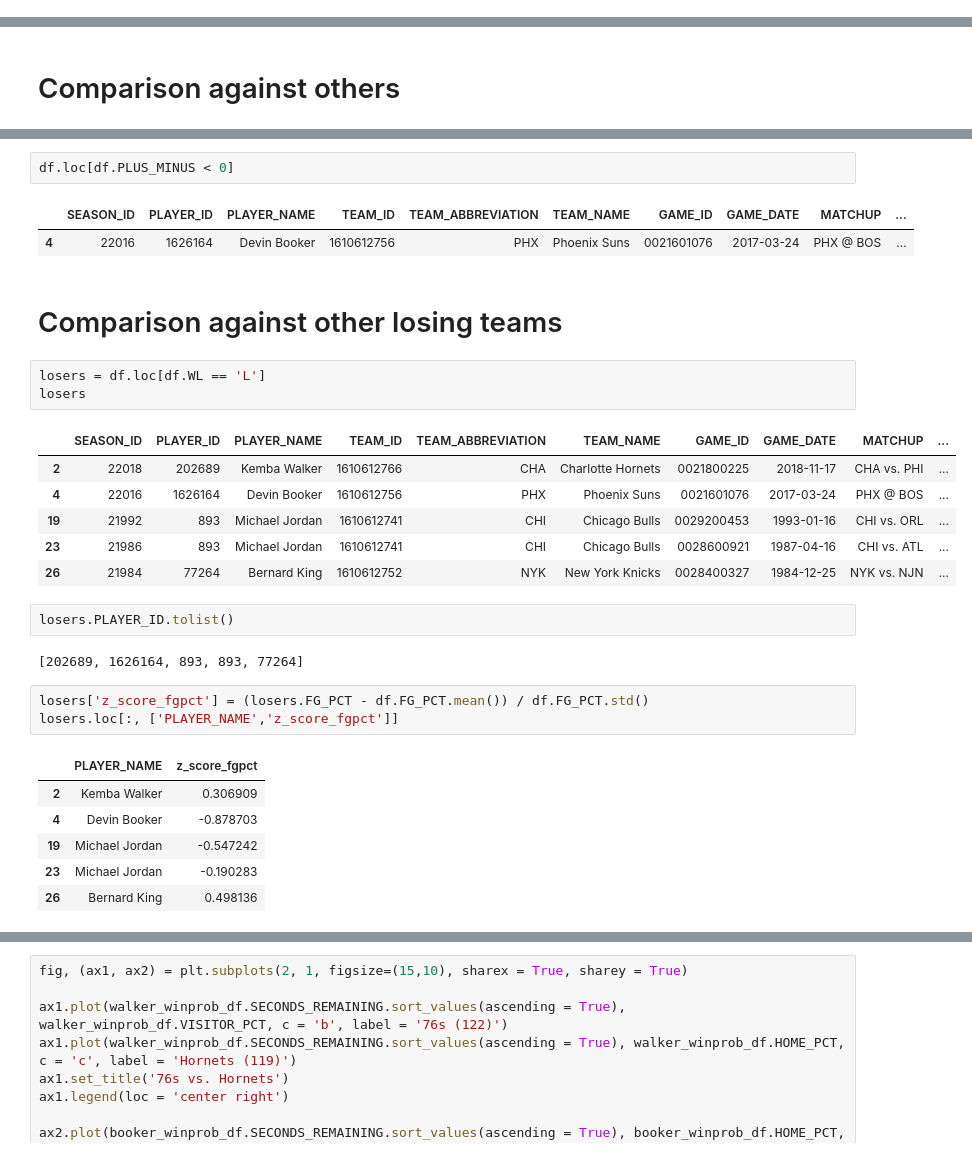
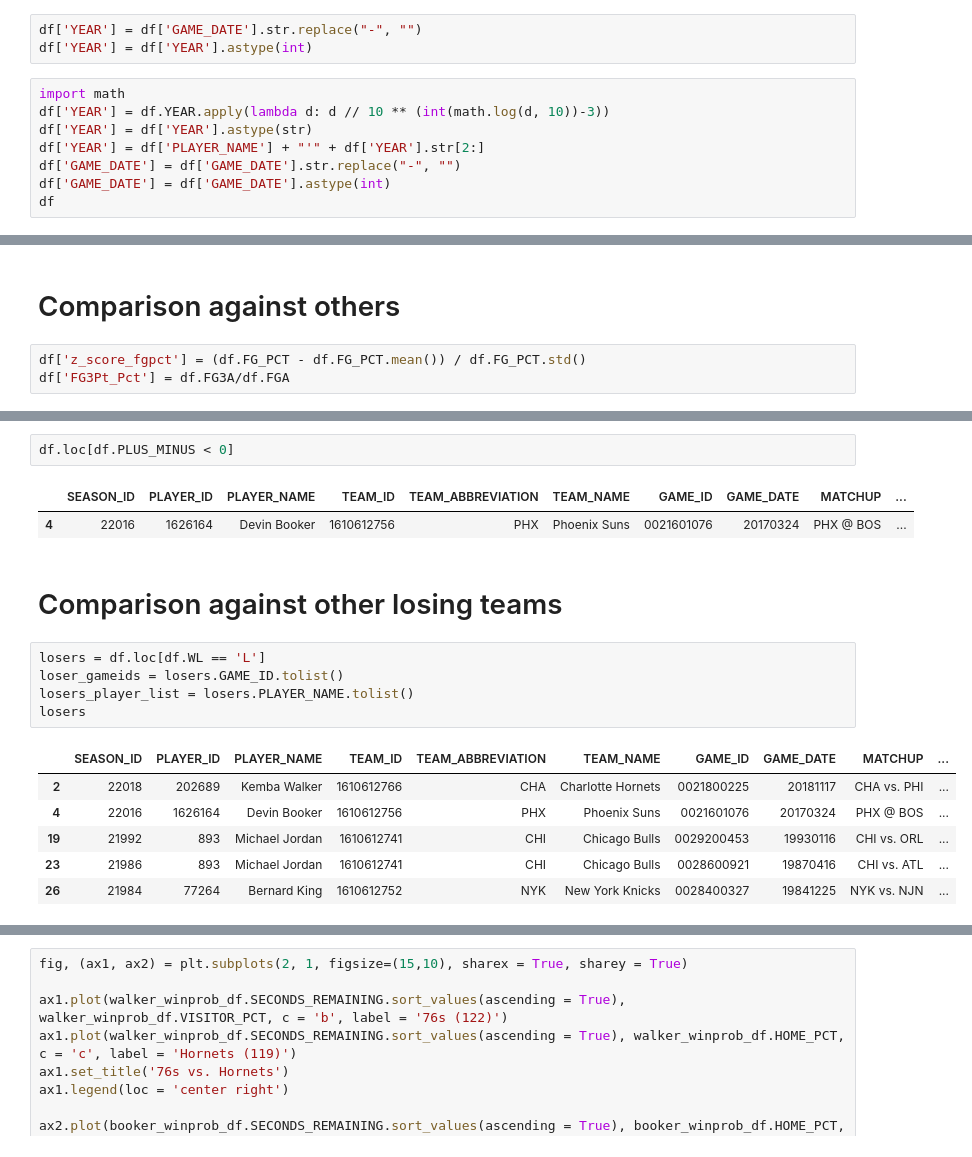
Before and after one commit to moneyball-club/DBook70, a Jupyter notebook: D Book 70.ipynb, the cells around one changed output, grey strips where cells are left out. Cells and saved outputs as stored; diff of their text form.

```diff
--- a/D Book 70.ipynb
+++ b/D Book 70.ipynb
@@ -37,3 +41,14 @@ df
 | 24 | 21986 | 893 | Michael Jordan | 1610612741 | CHI | Chicago Bulls | 0028600668 | 1987-03-04 | CHI @ DET | ... |
 | 25 | 21984 | 1449 | Larry Bird | 1610612738 | BOS | Boston Celtics | 0028400746 | 1985-03-12 | BOS @ ATL | ... |
 | 26 | 21984 | 77264 | Bernard King | 1610612752 | NYK | New York Knicks | 0028400327 | 1984-12-25 | NYK vs. NJN | ... |
+# %%
+df['YEAR'] = df['GAME_DATE'].str.replace("-", "")
+df['YEAR'] = df['YEAR'].astype(int)
+# %%
+import math
+df['YEAR'] = df.YEAR.apply(lambda d: d // 10 ** (int(math.log(d, 10))-3))
+df['YEAR'] = df['YEAR'].astype(str)
+df['YEAR'] = df['PLAYER_NAME'] + "'" + df['YEAR'].str[2:]
+df['GAME_DATE'] = df['GAME_DATE'].str.replace("-", "")
+df['GAME_DATE'] = df['GAME_DATE'].astype(int)
+df
@@ -76,5 +116,8 @@ WinLossRatio
 It isn't too surprising to see Devin Booker is in the minority here. Since the 1983-84 season, there have been 27 games where a player has scored 60+ points. The winning team has won 22 of the 27 games for a win ratio of 4.4:1 and a winning percentage of 81%.
 # %% [markdown]
 # Comparison against others
+# %%
+df['z_score_fgpct'] = (df.FG_PCT - df.FG_PCT.mean()) / df.FG_PCT.std()
+df['FG3Pt_Pct'] = df.FG3A/df.FGA
 # %%
 print(df.FG_PCT.rank(ascending = False, method = 'min')[4])
@@ -130,30 +189,18 @@ df.sort_values(by='FG_PCT').head(5)
 df.loc[df.PLUS_MINUS < 0]
 # %% [output]
 |  | SEASON_ID | PLAYER_ID | PLAYER_NAME | TEAM_ID | TEAM_ABBREVIATION | TEAM_NAME | GAME_ID | GAME_DATE | MATCHUP | ... |
-| 4 | 22016 | 1626164 | Devin Booker | 1610612756 | PHX | Phoenix Suns | 0021601076 | 2017-03-24 | PHX @ BOS | ... |
+| 4 | 22016 | 1626164 | Devin Booker | 1610612756 | PHX | Phoenix Suns | 0021601076 | 20170324 | PHX @ BOS | ... |
 # %% [markdown]
 # Comparison against other losing teams
 # %%
 losers = df.loc[df.WL == 'L']
+loser_gameids = losers.GAME_ID.tolist()
+losers_player_list = losers.PLAYER_NAME.tolist()
 losers
 # %% [output]
 |  | SEASON_ID | PLAYER_ID | PLAYER_NAME | TEAM_ID | TEAM_ABBREVIATION | TEAM_NAME | GAME_ID | GAME_DATE | MATCHUP | ... |
-| 2 | 22018 | 202689 | Kemba Walker | 1610612766 | CHA | Charlotte Hornets | 0021800225 | 2018-11-17 | CHA vs. PHI | ... |
-| 4 | 22016 | 1626164 | Devin Booker | 1610612756 | PHX | Phoenix Suns | 0021601076 | 2017-03-24 | PHX @ BOS | ... |
-| 19 | 21992 | 893 | Michael Jordan | 1610612741 | CHI | Chicago Bulls | 0029200453 | 1993-01-16 | CHI vs. ORL | ... |
-| 23 | 21986 | 893 | Michael Jordan | 1610612741 | CHI | Chicago Bulls | 0028600921 | 1987-04-16 | CHI vs. ATL | ... |
-| 26 | 21984 | 77264 | Bernard King | 1610612752 | NYK | New York Knicks | 0028400327 | 1984-12-25 | NYK vs. NJN | ... |
+| 2 | 22018 | 202689 | Kemba Walker | 1610612766 | CHA | Charlotte Hornets | 0021800225 | 20181117 | CHA vs. PHI | ... |
+| 4 | 22016 | 1626164 | Devin Booker | 1610612756 | PHX | Phoenix Suns | 0021601076 | 20170324 | PHX @ BOS | ... |
+| 19 | 21992 | 893 | Michael Jordan | 1610612741 | CHI | Chicago Bulls | 0029200453 | 19930116 | CHI vs. ORL | ... |
+| 23 | 21986 | 893 | Michael Jordan | 1610612741 | CHI | Chicago Bulls | 0028600921 | 19870416 | CHI vs. ATL | ... |
+| 26 | 21984 | 77264 | Bernard King | 1610612752 | NYK | New York Knicks | 0028400327 | 19841225 | NYK vs. NJN | ... |
-# %%
-losers.PLAYER_ID.tolist()
-# %% [output]
-[202689, 1626164, 893, 893, 77264]
-# %%
-losers['z_score_fgpct'] = (losers.FG_PCT - df.FG_PCT.mean()) / df.FG_PCT.std()
-losers.loc[:, ['PLAYER_NAME','z_score_fgpct']]
-# %% [output]
-|  | PLAYER_NAME | z_score_fgpct |
-| 2 | Kemba Walker | 0.306909 |
-| 4 | Devin Booker | -0.878703 |
-| 19 | Michael Jordan | -0.547242 |
-| 23 | Michael Jordan | -0.190283 |
-| 26 | Bernard King | 0.498136 |
```
Also changed, not shown: parts of 29 cells of this notebook.
